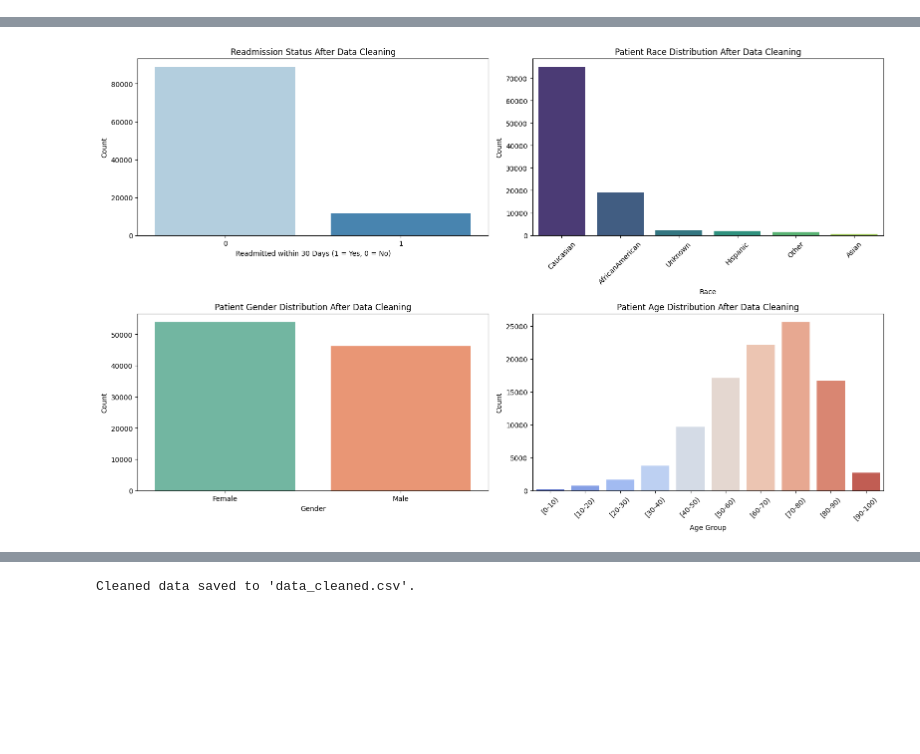
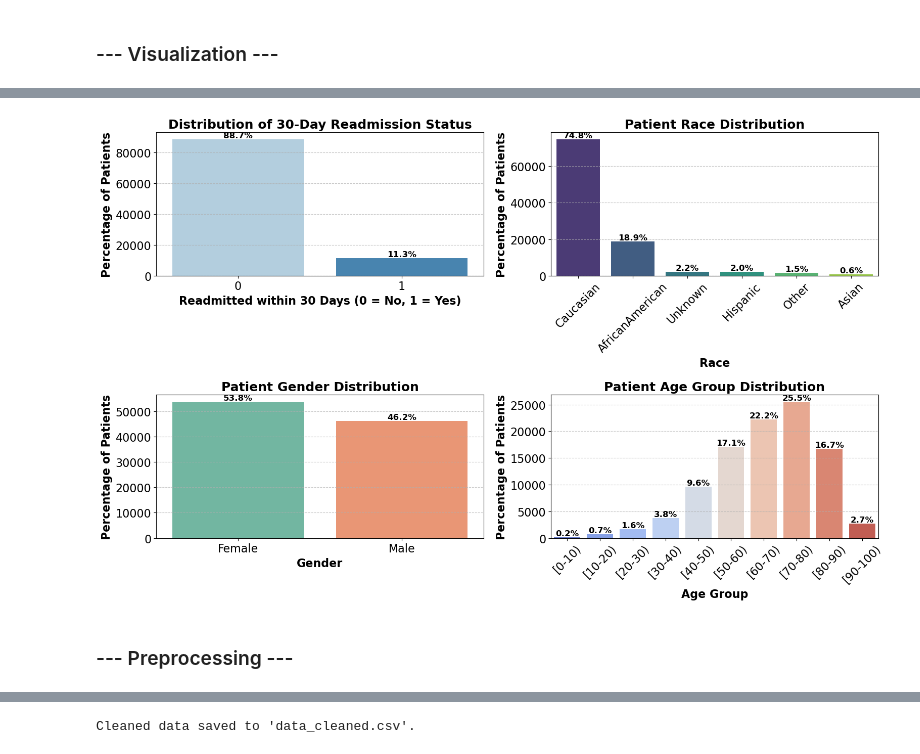
Before and after one commit to yuygao/PH_240C, a Jupyter notebook: code/code.ipynb, the cells around one changed output, grey strips where cells are left out. Drawn from its saved outputs; the diff is of its cells as text; code cells hidden in the pictures; blank space fills up the shorter version.

```diff
--- a/code/code.ipynb
+++ b/code/code.ipynb
@@ -33,33 +65,67 @@ df = df[df['gender'] != 'Unknown/Invalid']
+# %% [markdown]
+### --- Visualization ---
 # %%
 # --- Visualization ---
 fig, axes = plt.subplots(2, 2, figsize=(16, 10))
 
-# readmission status distribution
+# Global font settings
+plt.rcParams.update({'font.size': 16})
+
+# --- Helper function to add percentages above bars ---
+def add_percentages(ax):
+    total = sum(p.get_height() for p in ax.patches)
+    for p in ax.patches:
+        height = p.get_height()
+        if height > 0:
+            percentage = 100 * height / total
+            ax.annotate(f'{percentage:.1f}%',
+                        (p.get_x() + p.get_width() / 2., height),
+                        ha='center', va='bottom',
+                        fontsize=12, fontweight='bold')
+
+# --- Plot 1: Readmission Status ---
 sns.countplot(x='readmit_binary', data=df, palette='Blues', ax=axes[0, 0])
-axes[0, 0].set_title('Readmission Status After Data Cleaning')
-axes[0, 0].set_xlabel('Readmitted within 30 Days (1 = Yes, 0 = No)')
-axes[0, 0].set_ylabel('Count')
+axes[0, 0].set_title('Distribution of 30-Day Readmission Status', fontsize=18, fontweight='bold')
+axes[0, 0].set_xlabel('Readmitted within 30 Days (0 = No, 1 = Yes)', fontsize=16, fontweight='bold')
+axes[0, 0].set_ylabel('Percentage of Patients', fontsize=16, fontweight='bold')
+axes[0, 0].grid(axis='y', linestyle='--', alpha=0.7)
+add_percentages(axes[0, 0])
 
-# race distribution
+# --- Plot 2: Race ---
 sns.countplot(x='race', data=df, order=df['race'].value_counts().index, palette='viridis', ax=axes[0, 1])
-axes[0, 1].set_title('Patient Race Distribution After Data Cleaning')
-axes[0, 1].set_xlabel('Race')
-axes[0, 1].set_ylabel('Count')
+axes[0, 1].set_title('Patient Race Distribution', fontsize=18, fontweight='bold')
+axes[0, 1].set_xlabel('Race', fontsize=16, fontweight='bold')
+axes[0, 1].set_ylabel('Percentage of Patients', fontsize=16, fontweight='bold')
 axes[0, 1].tick_params(axis='x', rotation=45)
+axes[0, 1].grid(axis='y', linestyle='--', alpha=0.7)
+add_percentages(axes[0, 1])
 
-# gender distribution
+# --- Plot 3: Gender ---
 sns.countplot(x='gender', data=df, palette='Set2', ax=axes[1, 0])
-axes[1, 0].set_title('Patient Gender Distribution After Data Cleaning')
-axes[1, 0].set_xlabel('Gender')
-axes[1, 0].set_ylabel('Count')
+axes[1, 0].set_title('Patient Gender Distribution', fontsize=18, fontweight='bold')
+axes[1, 0].set_xlabel('Gender', fontsize=16, fontweight='bold')
+axes[1, 0].set_ylabel('Percentage of Patients', fontsize=16, fontweight='bold')
+axes[1, 0].grid(axis='y', linestyle='--', alpha=0.7)
+add_percentages(axes[1, 0])
 
-# age distribution
+# --- Plot 4: Age Group ---
 sns.countplot(x='age', data=df, order=sorted(df['age'].unique()), palette='coolwarm', ax=axes[1, 1])
-axes[1, 1].set_title('Patient Age Distribution After Data Cleaning')
-axes[1, 1].set_xlabel('Age Group')
-axes[1, 1].set_ylabel('Count')
+axes[1, 1].set_title('Patient Age Group Distribution', fontsize=18, fontweight='bold')
+axes[1, 1].set_xlabel('Age Group', fontsize=16, fontweight='bold')
+axes[1, 1].set_ylabel('Percentage of Patients', fontsize=16, fontweight='bold')
 axes[1, 1].tick_params(axis='x', rotation=45)
+axes[1, 1].grid(axis='y', linestyle='--', alpha=0.7)
+add_percentages(axes[1, 1])
 
 plt.tight_layout()
+
+# --- Save to ../figs/ ---
+figs_dir = "../figs/"
+os.makedirs(figs_dir, exist_ok=True)  # Create folder if it doesn't exist
+save_path = os.path.join(figs_dir, "patient_distribution_summary.pdf")
+plt.savefig(save_path, format='pdf', dpi=300)
+
+print(f"Plot saved to {save_path}")
+
 plt.show()
 # %% [output]
@@ -81,4 +133,6 @@ Passing `palette` without assigning `hue` is deprecated and will be removed in v
-[figure, old version]
+[figure, new version]
+# %% [markdown]
+### --- Preprocessing ---
 # %%
 # --- feature set ---
 categorical_features = [
```
Also changed, not shown: parts of 23 cells of this notebook, 19 other files.
